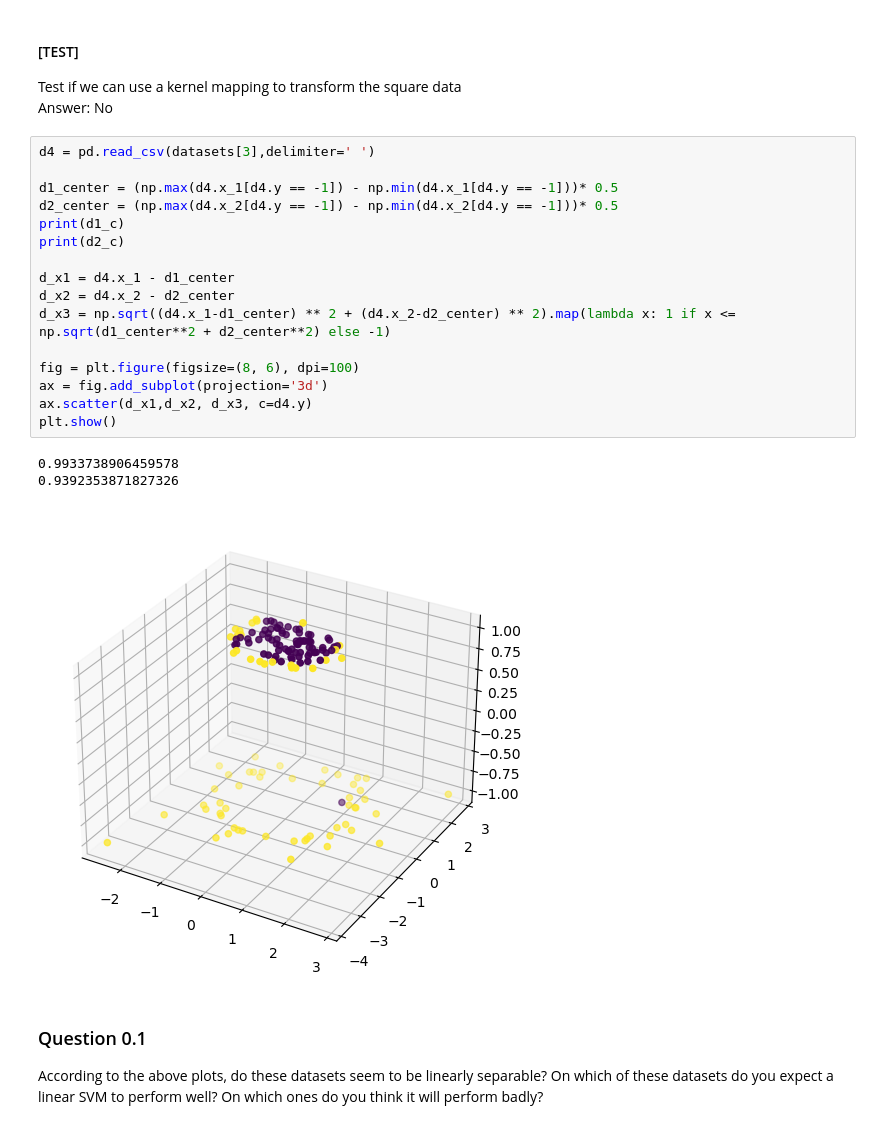
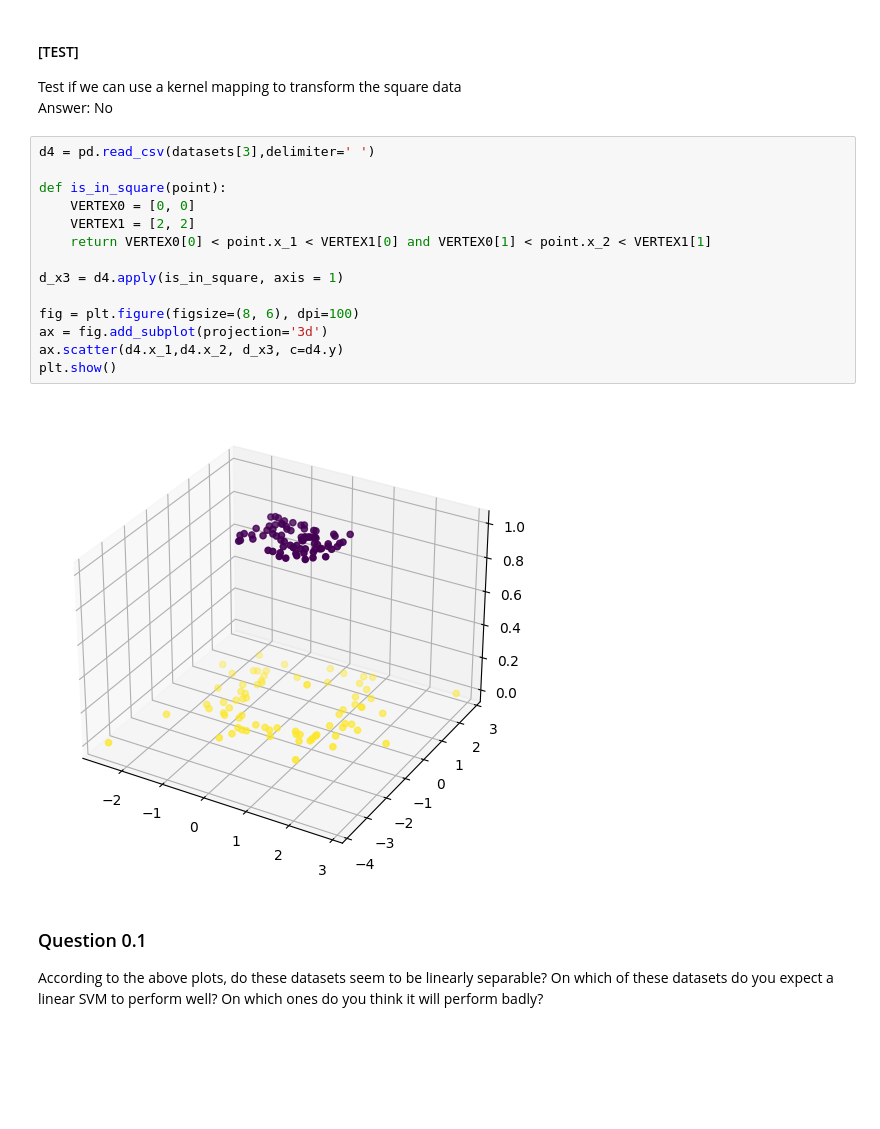
Before and after one commit to malis-course/MALIS, a Jupyter notebook: labs/lab3/svm.ipynb, the cells around one changed output. Drawn from its saved outputs; the diff is of its cells as text; blank space fills up the shorter version.

Commit message:
test dataset 4 mapping through is_in_square

```diff
--- a/labs/lab3/svm.ipynb
+++ b/labs/lab3/svm.ipynb
@@ -48,26 +48,22 @@ data/dataset4.txt
 #### [TEST]
 Test if we can use a kernel mapping to transform the square data
 Answer: No
-# %%
-d4 = pd.read_csv(datasets[3],delimiter=' ')
-
-d1_center = (np.max(d4.x_1[d4.y == -1]) - np.min(d4.x_1[d4.y == -1]))* 0.5
-d2_center = (np.max(d4.x_2[d4.y == -1]) - np.min(d4.x_2[d4.y == -1]))* 0.5
-print(d1_c)
-print(d2_c)
-
-d_x1 = d4.x_1 - d1_center
-d_x2 = d4.x_2 - d2_center
-d_x3 = np.sqrt((d4.x_1-d1_center) ** 2 + (d4.x_2-d2_center) ** 2).map(lambda x: 1 if x <= np.sqrt(d1_center**2 + d2_center**2) else -1)
-
-fig = plt.figure(figsize=(8, 6), dpi=100)
-ax = fig.add_subplot(projection='3d')
-ax.scatter(d_x1,d_x2, d_x3, c=d4.y)
-plt.show()
-# %% [output]
-0.9933738906459578
-0.9392353871827326
-[figure, removed]
+# %%
+d4 = pd.read_csv(datasets[3],delimiter=' ')
+
+def is_in_square(point):
+    VERTEX0 = [0, 0]
+    VERTEX1 = [2, 2]
+    return VERTEX0[0] < point.x_1 < VERTEX1[0] and VERTEX0[1] < point.x_2 < VERTEX1[1]
+
+d_x3 = d4.apply(is_in_square, axis = 1)
+
+fig = plt.figure(figsize=(8, 6), dpi=100)
+ax = fig.add_subplot(projection='3d')
+ax.scatter(d4.x_1,d4.x_2, d_x3, c=d4.y)
+plt.show()
+# %% [output]
+[figure, added]
 # %% [markdown]
 ### Question 0.1
 According to the above plots, do these datasets seem to be linearly separable? On which of these datasets do you expect a linear SVM to perform well? On which ones do you think it will perform badly?
```
Also changed, not shown: parts of 1 cell of this notebook.
